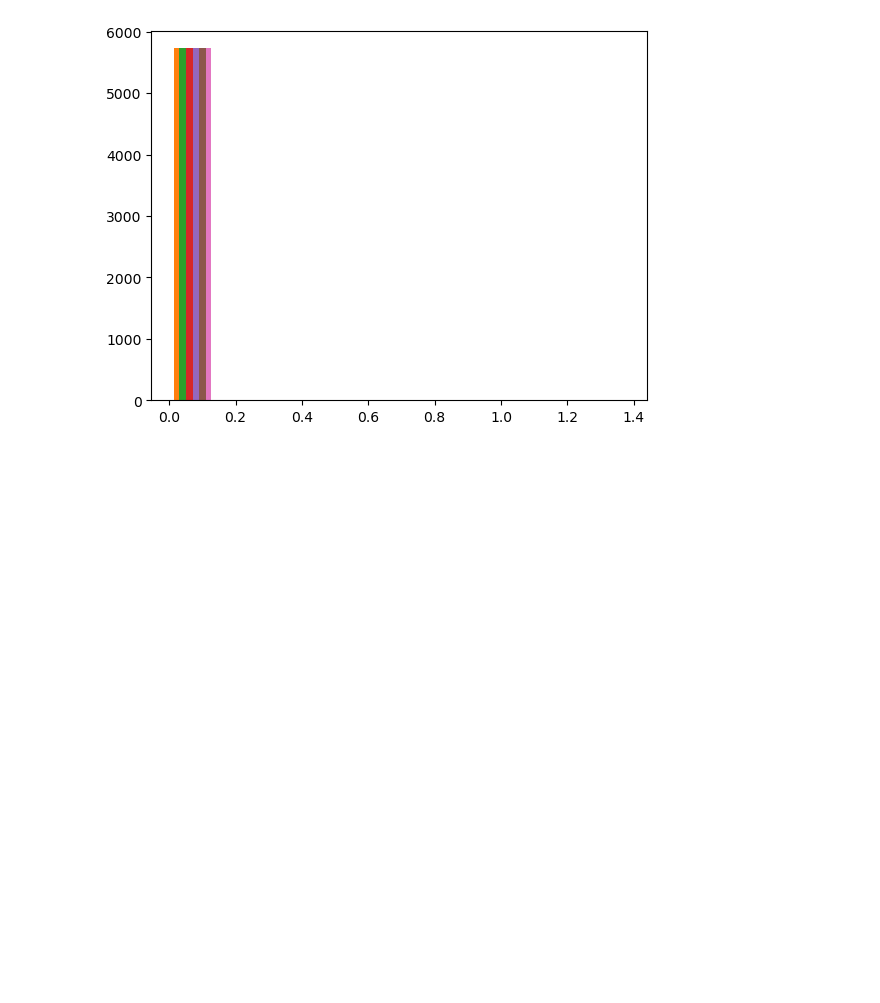
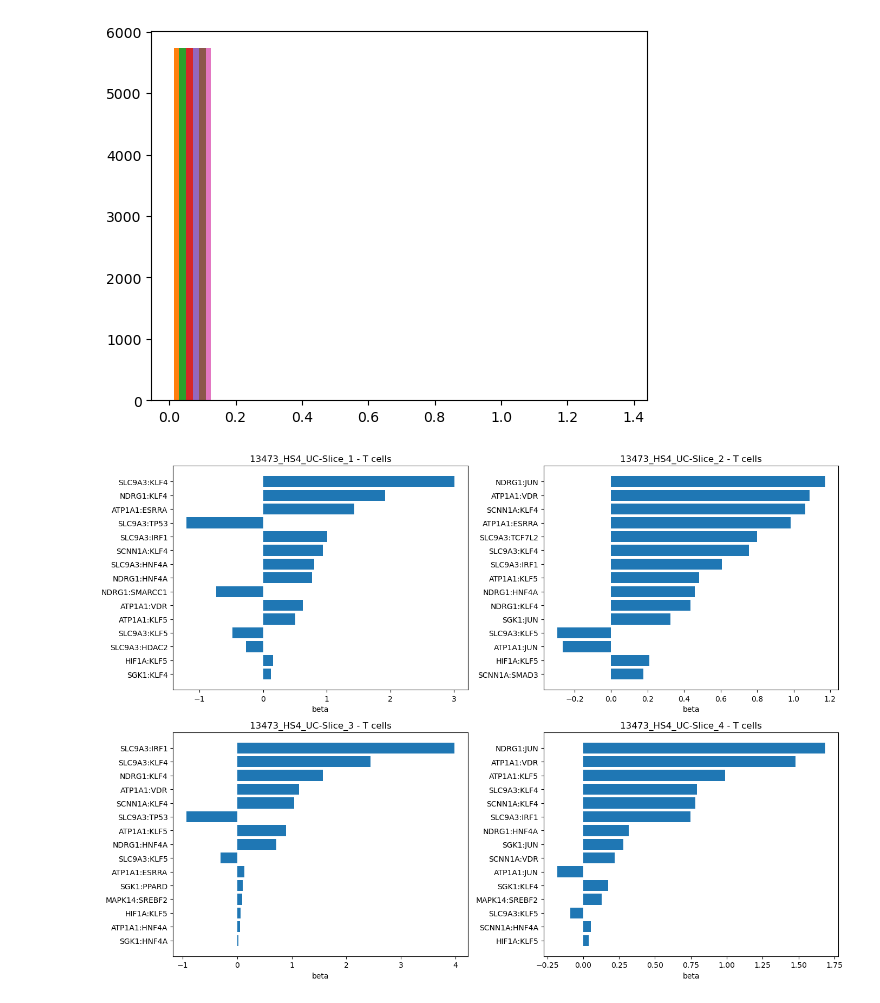
Before and after one commit to fosterea/MetabTravLR, a Jupyter notebook: metab_processing/LinearRegression/ols_analysis.ipynb, the cells around one changed output. Drawn from its saved outputs; the diff is of its cells as text; code cells hidden in the pictures; blank space fills up the shorter version.

```diff
--- a/metab_processing/LinearRegression/ols_analysis.ipynb
+++ b/metab_processing/LinearRegression/ols_analysis.ipynb
@@ -83,11 +83,13 @@ plt.hist(ad0.obsm['x_factors'])
 # %%
 # Run on all samples: top T-cell coefficients per sample.
 fig, axes = plt.subplots(2, 2, figsize=(14, 10))
 for dataset, ax in zip(samples, axes.ravel()):
-    b = fit_gene_betas(load_x(dataset), annot_col=ANNOT_COL, annot_value=T_CELL)
+    b = fit_gene_betas(load_x(dataset), annot_col=ANNOT_COL, annot_value=T_CELL, method='l1', penalty=0.001)
     plot_top_coefficients(b, top=15, ax=ax)
     ax.set_title(f'{dataset} - T cells')
 fig.tight_layout()
+# %% [output]
+[figure, added]
 # %%
 # Cell-subsampling test, glucose only: distribution of the glucose beta per sample (4 histograms).
 fig, axes = plt.subplots(2, 2, figsize=(12, 8))
```
Also changed, not shown: parts of 3 cells of this notebook, 1 other file.
